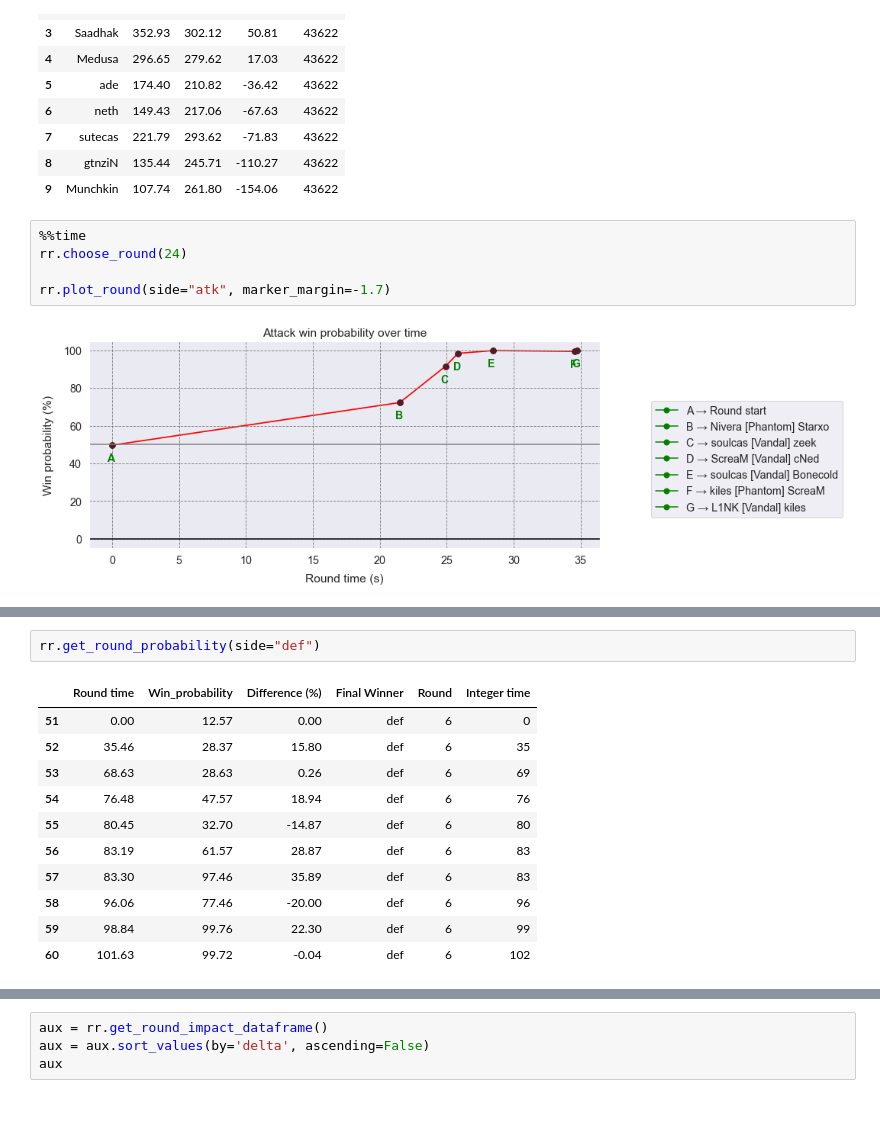
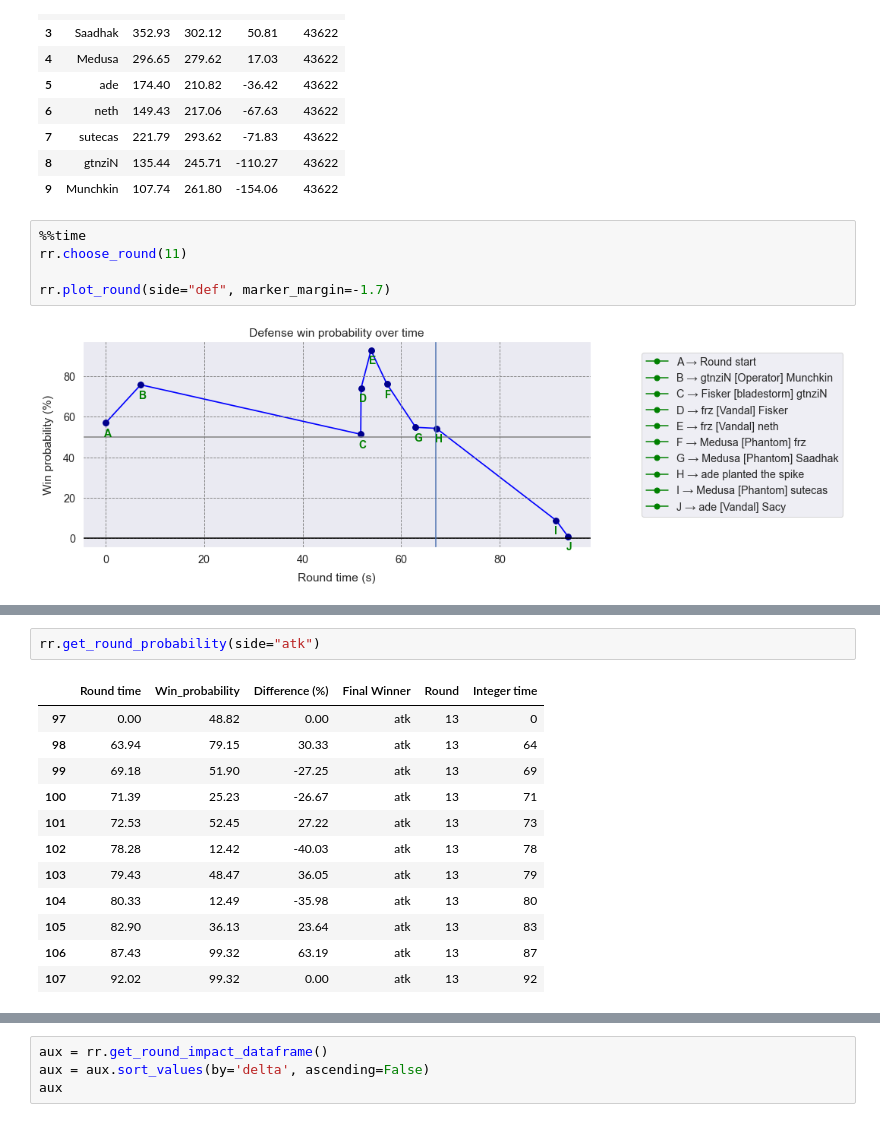
Before and after one commit to mateusb12/valorant_impact, a Jupyter notebook: round_model.ipynb, the cells around one changed output, grey strips where cells are left out. Saved outputs shown, nothing was run; the diff lists cells and outputs as text.

```diff
--- a/round_model.ipynb
+++ b/round_model.ipynb
@@ -57,8 +57,8 @@ rr.get_map_impact_dataframe()
 | 9 | Munchkin | 107.74 | 261.80 | -154.06 | 43622 |
 # %%
 %%time
-rr.choose_round(24)
+rr.choose_round(11)
 
-rr.plot_round(side="atk", marker_margin=-1.7)
+rr.plot_round(side="def", marker_margin=-1.7)
 # %% [output]
-[figure, old version]
+[figure, new version]
@@ -66,15 +66,16 @@ Wall time: 698 ms
 # %%
-rr.get_round_probability(side="def")
+rr.get_round_probability(side="atk")
 # %% [output]
 |  | Round time | Win_probability | Difference (%) | Final Winner | Round | Integer time |
-| 51 | 0.00 | 12.57 | 0.00 | def | 6 | 0 |
-| 52 | 35.46 | 28.37 | 15.80 | def | 6 | 35 |
-| 53 | 68.63 | 28.63 | 0.26 | def | 6 | 69 |
-| 54 | 76.48 | 47.57 | 18.94 | def | 6 | 76 |
-| 55 | 80.45 | 32.70 | -14.87 | def | 6 | 80 |
-| 56 | 83.19 | 61.57 | 28.87 | def | 6 | 83 |
-| 57 | 83.30 | 97.46 | 35.89 | def | 6 | 83 |
-| 58 | 96.06 | 77.46 | -20.00 | def | 6 | 96 |
-| 59 | 98.84 | 99.76 | 22.30 | def | 6 | 99 |
-| 60 | 101.63 | 99.72 | -0.04 | def | 6 | 102 |
+| 97 | 0.00 | 48.82 | 0.00 | atk | 13 | 0 |
+| 98 | 63.94 | 79.15 | 30.33 | atk | 13 | 64 |
+| 99 | 69.18 | 51.90 | -27.25 | atk | 13 | 69 |
+| 100 | 71.39 | 25.23 | -26.67 | atk | 13 | 71 |
+| 101 | 72.53 | 52.45 | 27.22 | atk | 13 | 73 |
+| 102 | 78.28 | 12.42 | -40.03 | atk | 13 | 78 |
+| 103 | 79.43 | 48.47 | 36.05 | atk | 13 | 79 |
+| 104 | 80.33 | 12.49 | -35.98 | atk | 13 | 80 |
+| 105 | 82.90 | 36.13 | 23.64 | atk | 13 | 83 |
+| 106 | 87.43 | 99.32 | 63.19 | atk | 13 | 87 |
+| 107 | 92.02 | 99.32 | 0.00 | atk | 13 | 92 |
 # %%
```
Also changed, not shown: parts of 4 cells of this notebook, 4 other files.
